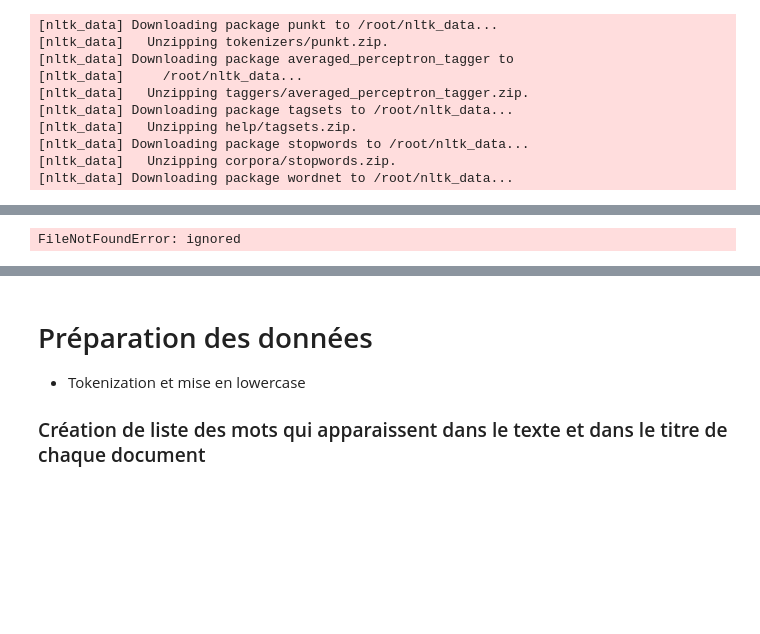
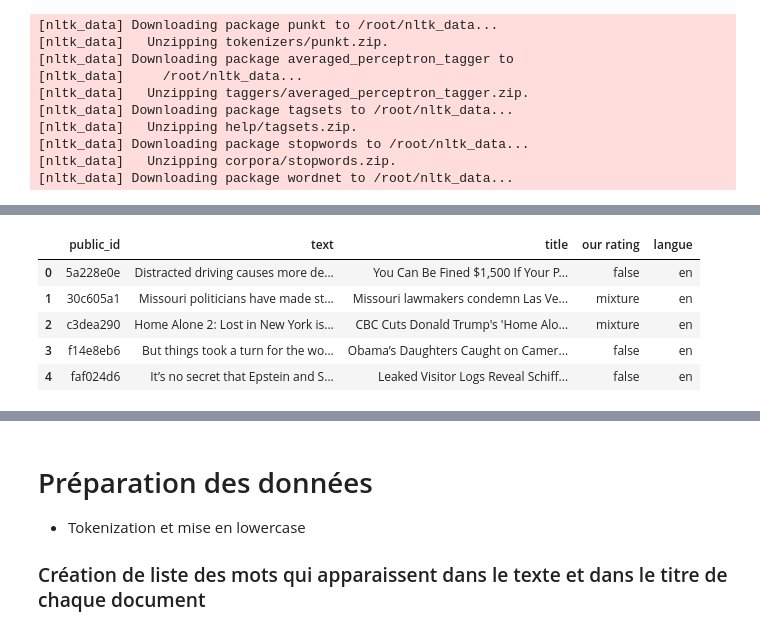
Before and after one commit to Sebato/MLProject, a Jupyter notebook: mis_en_forme.ipynb, the cells around one changed output, grey strips where cells are left out. Cells and saved outputs as stored; diff of their text form; code cells hidden in the pictures; blank space fills up the shorter version.

```diff
--- a/mis_en_forme.ipynb
+++ b/mis_en_forme.ipynb
@@ -119,6 +122,11 @@ from nltk.stem import WordNetLemmatizer
 # %%
 import pandas as pd
-df = pd.read_csv("data/HAI817_Projet_train.csv")
-df.head()
+df = pd.read_csv('data/HAI817_Projet_train.csv')
+df["langue"] = df["text"].transform(lambda t: langdetect.detect(t))
 # %% [output]
-FileNotFoundError: ignored
+|  | public_id | text | title | our rating | langue |
+| 0 | 5a228e0e | Distracted driving causes more de... | You Can Be Fined $1,500 If Your P... | false | en |
+| 1 | 30c605a1 | Missouri politicians have made st... | Missouri lawmakers condemn Las Ve... | mixture | en |
+| 2 | c3dea290 | Home Alone 2: Lost in New York is... | CBC Cuts Donald Trump's 'Home Alo... | mixture | en |
+| 3 | f14e8eb6 | But things took a turn for the wo... | Obama’s Daughters Caught on Camer... | false | en |
+| 4 | faf024d6 | It’s no secret that Epstein and S... | Leaked Visitor Logs Reveal Schiff... | false | en |
```
Also changed, not shown: parts of 7 cells of this notebook.
